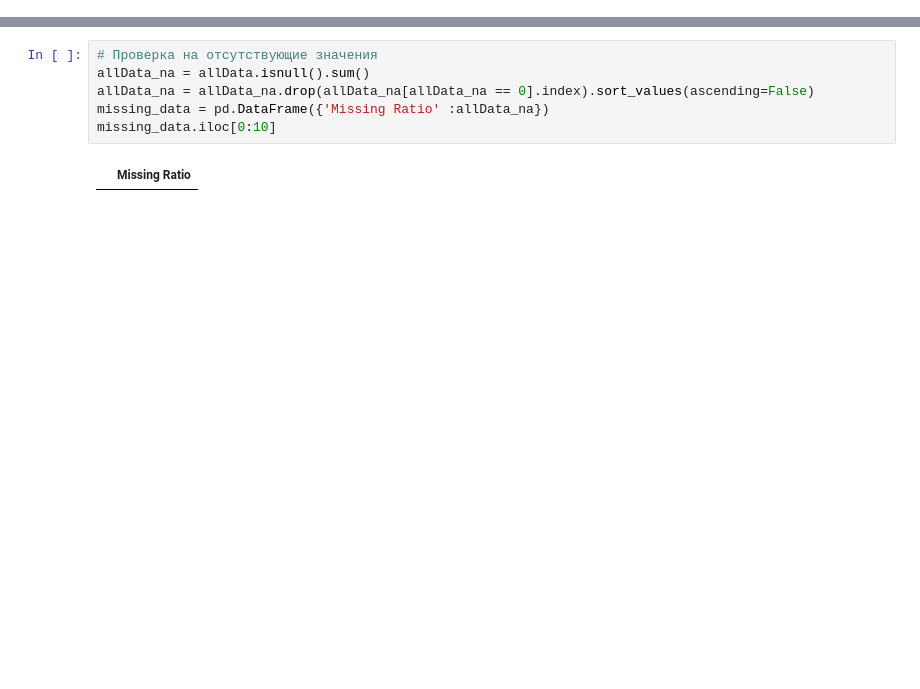
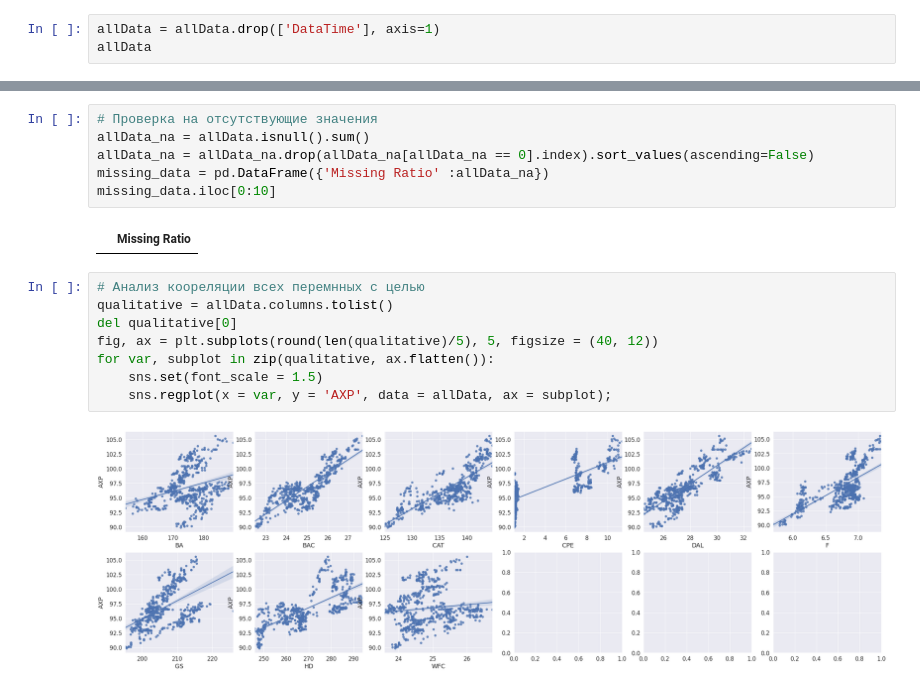
Before and after one commit to UrukHan/NeuroNetStockQuotes, a Jupyter notebook: DownloadApiData.ipynb, the cells around one changed output, grey strips where cells are left out. Saved outputs shown, nothing was run; the diff lists cells and outputs as text; blank space fills up the shorter version.

```diff
--- a/DownloadApiData.ipynb
+++ b/DownloadApiData.ipynb
@@ -184,0 +188,3 @@ allData.iloc[0:5]
+# %%
+allData = allData.drop(['DataTime'], axis=1)
+allData
@@ -190,3 +210,13 @@ missing_data = pd.DataFrame({'Missing Ratio' :allData_na})
 missing_data.iloc[0:10]
 # %% [output]
 |  | Missing Ratio |
+# %%
+# Анализ коореляции всех перемнных с целью
+qualitative = allData.columns.tolist()
+del qualitative[0]
+fig, ax = plt.subplots(round(len(qualitative)/5), 5, figsize = (40, 12))
+for var, subplot in zip(qualitative, ax.flatten()):
+    sns.set(font_scale = 1.5)
+    sns.regplot(x = var, y = 'AXP', data = allData, ax = subplot);
+# %% [output]
+[figure, added]
```
Also changed, not shown: parts of 13 cells of this notebook.
